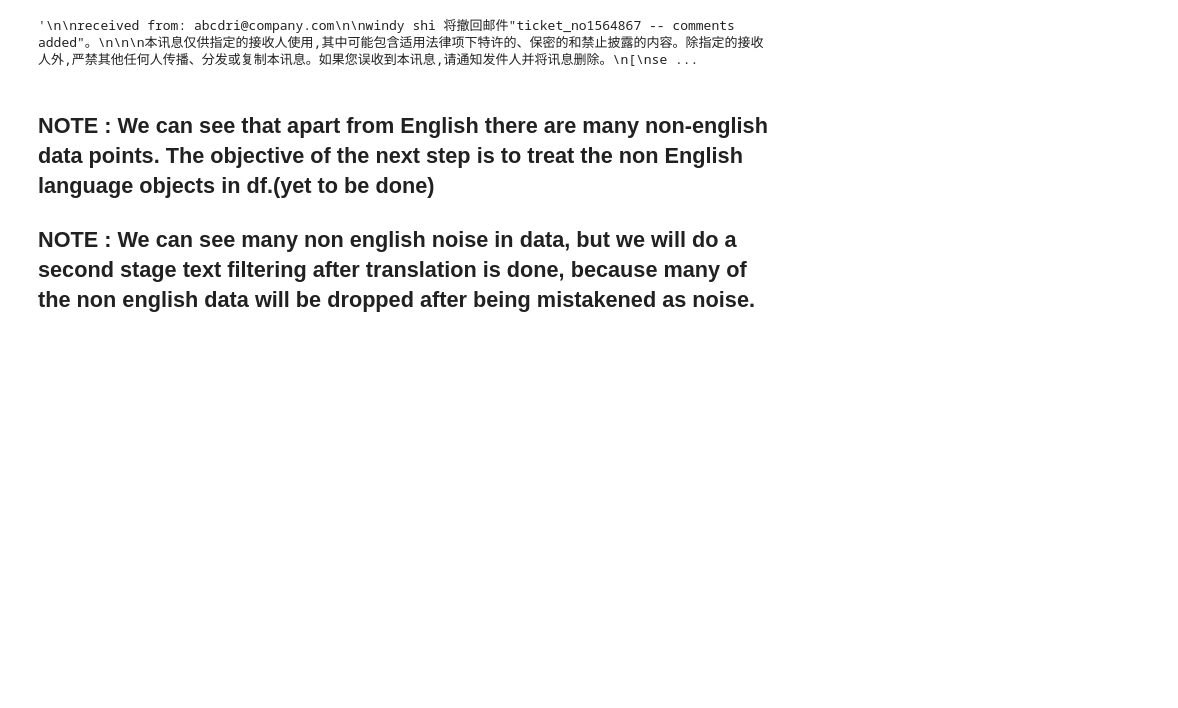
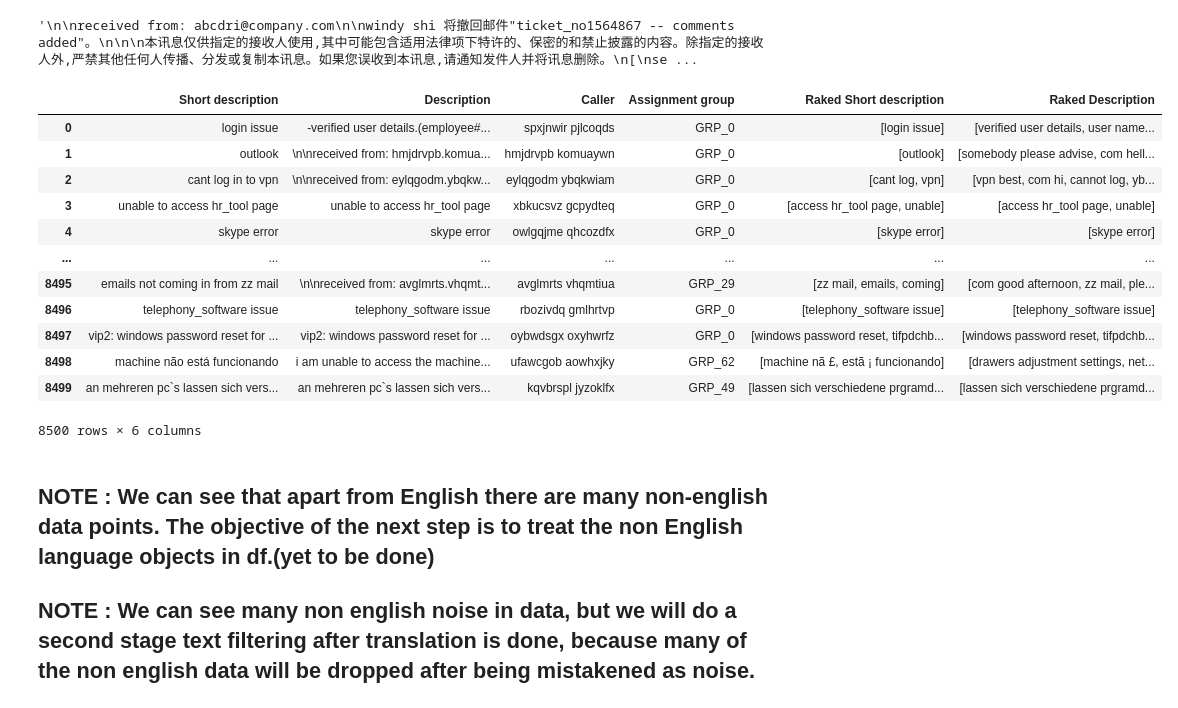
Before and after one commit to soumendrabagh/Automatic-Ticket-Generation-NLP, a Jupyter notebook: NLP_Automatic_Ticket_Assignment.ipynb, the cells around one changed output. Saved outputs shown, nothing was run; the diff lists cells and outputs as text; code cells hidden in the pictures; blank space fills up the shorter version.

```diff
--- a/NLP_Automatic_Ticket_Assignment.ipynb
+++ b/NLP_Automatic_Ticket_Assignment.ipynb
@@ -269,6 +272,22 @@ print("'Description' Cleaning is complete.")
 df['Description'][164]
 # %% [output]
 '\n\nreceived from: abcdri@company.com\n\nwindy shi 将撤回邮件"ticket_no1564867 -- comments added"。\n\n\n本讯息仅供指定的接收人使用,其中可能包含适用法律项下特许的、保密的和禁止披露的内容。除指定的接收人外,严禁其他任何人传播、分发或复制本讯息。如果您误收到本讯息,请通知发件人并将讯息删除。\n[\nse ...
+# %%
+df
+# %% [output]
+|  | Short description | Description | Caller | Assignment group | Raked Short description | Raked Description |
+| 0 | login issue | -verified user details.(employee#... | spxjnwir pjlcoqds | GRP_0 | [login issue] | [verified user details, user name... |
+| 1 | outlook | \n\nreceived from: hmjdrvpb.komua... | hmjdrvpb komuaywn | GRP_0 | [outlook] | [somebody please advise, com hell... |
+| 2 | cant log in to vpn | \n\nreceived from: eylqgodm.ybqkw... | eylqgodm ybqkwiam | GRP_0 | [cant log, vpn] | [vpn best, com hi, cannot log, yb... |
+| 3 | unable to access hr_tool page | unable to access hr_tool page | xbkucsvz gcpydteq | GRP_0 | [access hr_tool page, unable] | [access hr_tool page, unable] |
+| 4 | skype error | skype error | owlgqjme qhcozdfx | GRP_0 | [skype error] | [skype error] |
+| ... | ... | ... | ... | ... | ... | ... |
+| 8495 | emails not coming in from zz mail | \n\nreceived from: avglmrts.vhqmt... | avglmrts vhqmtiua | GRP_29 | [zz mail, emails, coming] | [com good afternoon, zz mail, ple... |
+| 8496 | telephony_software issue | telephony_software issue | rbozivdq gmlhrtvp | GRP_0 | [telephony_software issue] | [telephony_software issue] |
+| 8497 | vip2: windows password reset for ... | vip2: windows password reset for ... | oybwdsgx oxyhwrfz | GRP_0 | [windows password reset, tifpdchb... | [windows password reset, tifpdchb... |
+| 8498 | machine não está funcionando | i am unable to access the machine... | ufawcgob aowhxjky | GRP_62 | [machine nã £, estã ¡ funcionando] | [drawers adjustment settings, net... |
+| 8499 | an mehreren pc`s lassen sich vers... | an mehreren pc`s lassen sich vers... | kqvbrspl jyzoklfx | GRP_49 | [lassen sich verschiedene prgramd... | [lassen sich verschiedene prgramd... |
+8500 rows × 6 columns
 # %% [markdown]
 ## NOTE : We can see that apart from English there are many non-english data points. The objective of the next step is to treat the non English language objects in df.(yet to be done)
 
```
Also changed, not shown: parts of 5 cells of this notebook, 2 other files.
